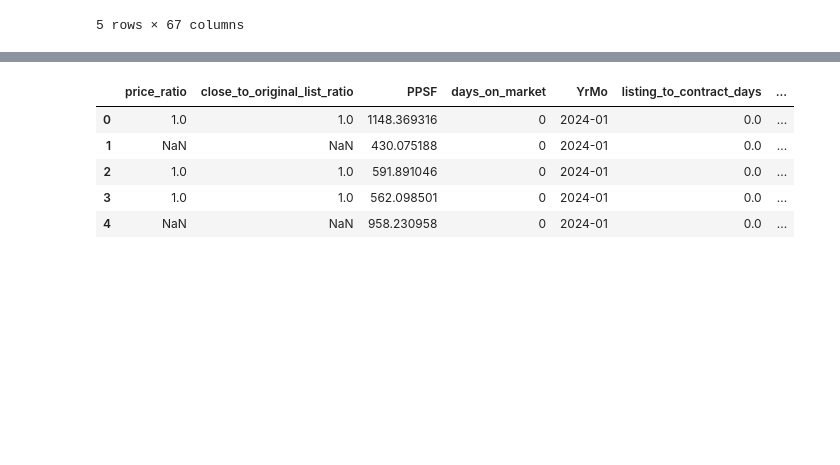
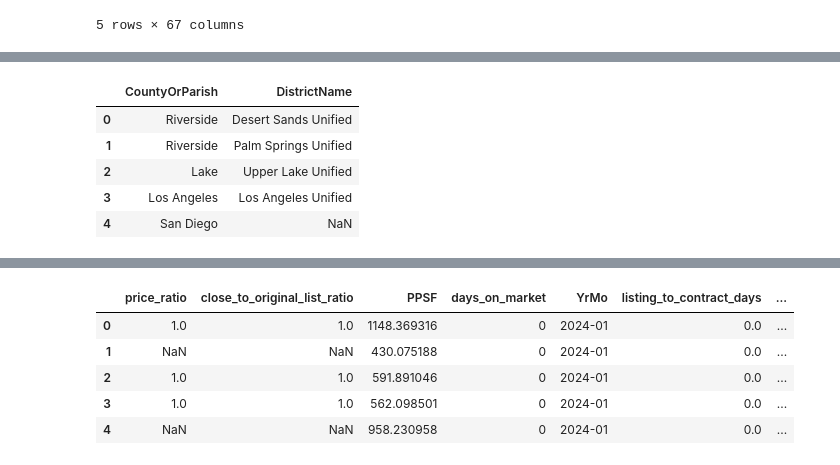
Before and after one commit to Michael-Anthony-Aguirre/IDX-Exchange-DA-Internship-2026, a Jupyter notebook: week6/5_metric_engineering.ipynb, the cells around one changed output, grey strips where cells are left out. Drawn from its saved outputs; the diff is of its cells as text; code cells hidden in the pictures; blank space fills up the shorter version.

```diff
--- a/week6/5_metric_engineering.ipynb
+++ b/week6/5_metric_engineering.ipynb
@@ -55,3 +93,12 @@ df_listings.head()
+# %%
+df_listings[["CountyOrParish", "DistrictName"]].head()
+# %% [output]
+|  | CountyOrParish | DistrictName |
+| 0 | Riverside | Desert Sands Unified |
+| 1 | Riverside | Palm Springs Unified |
+| 2 | Lake | Upper Lake Unified |
+| 3 | Los Angeles | Los Angeles Unified |
+| 4 | San Diego | NaN |
 # %%
 # "price_ratio" - measures negotiation strength
 def metric_price_ratio(df):
```
Also changed, not shown: parts of 12 cells of this notebook.
